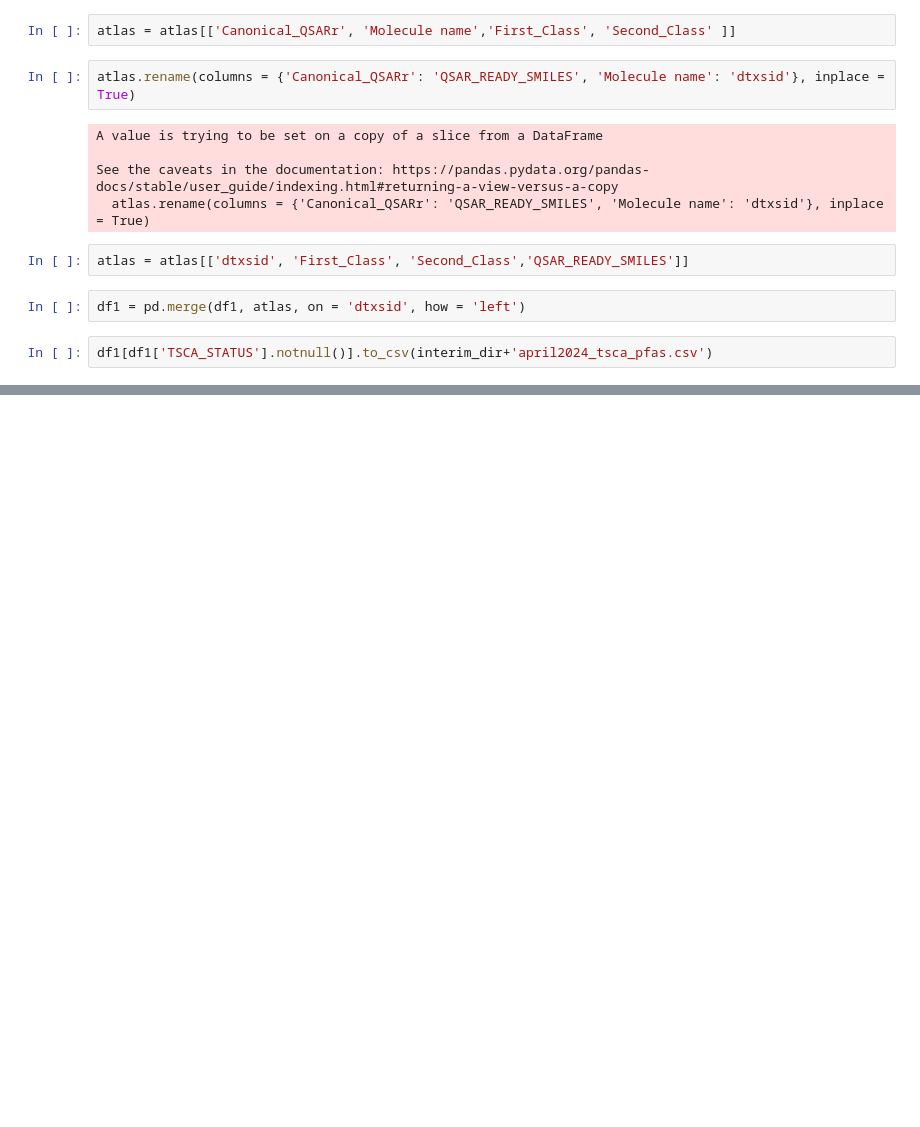
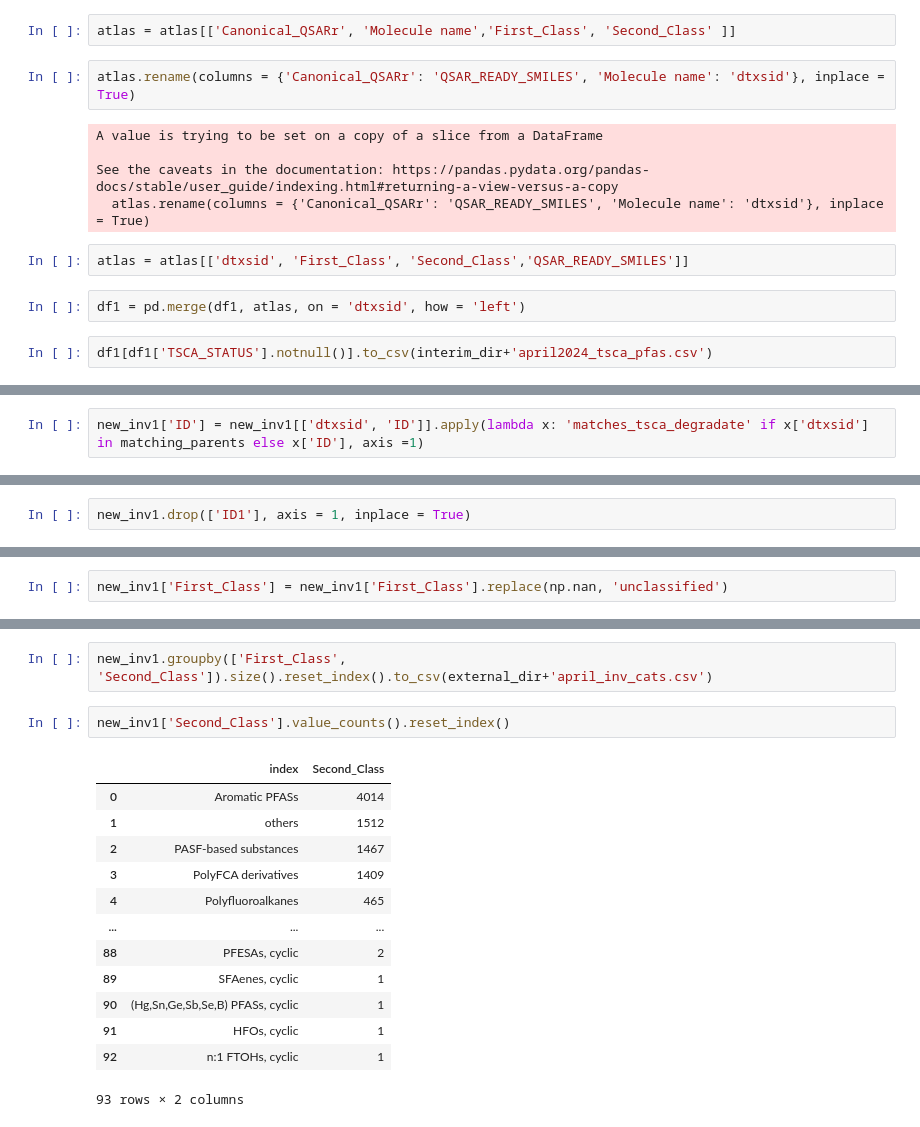
Before and after one commit to patlewig/nts_pfas, a Jupyter notebook: notebooks/00_preprocessing.ipynb, the cells around one changed output, grey strips where cells are left out. Saved outputs shown, nothing was run; the diff lists cells and outputs as text; blank space fills up the shorter version.

```diff
--- a/notebooks/00_preprocessing.ipynb
+++ b/notebooks/00_preprocessing.ipynb
@@ -134,0 +340,2 @@ df1[df1['TSCA_STATUS'].notnull()].to_csv(interim_dir+'april2024_tsca_pfas.csv')
+# %%
+new_inv1['ID'] = new_inv1[['dtxsid', 'ID']].apply(lambda x: 'matches_tsca_degradate' if x['dtxsid'] in matching_parents else x['ID'], axis =1)
@@ -134,0 +348,2 @@ df1[df1['TSCA_STATUS'].notnull()].to_csv(interim_dir+'april2024_tsca_pfas.csv')
+# %%
+new_inv1.drop(['ID1'], axis = 1, inplace = True)
@@ -134,0 +390,2 @@ df1[df1['TSCA_STATUS'].notnull()].to_csv(interim_dir+'april2024_tsca_pfas.csv')
+# %%
+new_inv1['First_Class'] = new_inv1['First_Class'].replace(np.nan, 'unclassified')
@@ -134,0 +441,18 @@ df1[df1['TSCA_STATUS'].notnull()].to_csv(interim_dir+'april2024_tsca_pfas.csv')
+# %%
+new_inv1.groupby(['First_Class', 'Second_Class']).size().reset_index().to_csv(external_dir+'april_inv_cats.csv')
+# %%
+new_inv1['Second_Class'].value_counts().reset_index()
+# %% [output]
+|  | index | Second_Class |
+| 0 | Aromatic PFASs | 4014 |
+| 1 | others | 1512 |
+| 2 | PASF-based substances | 1467 |
+| 3 | PolyFCA derivatives | 1409 |
+| 4 | Polyfluoroalkanes | 465 |
+| ... | ... | ... |
+| 88 | PFESAs, cyclic | 2 |
+| 89 | SFAenes, cyclic | 1 |
+| 90 | (Hg,Sn,Ge,Sb,Se,B) PFASs, cyclic | 1 |
+| 91 | HFOs, cyclic | 1 |
+| 92 | n:1 FTOHs, cyclic | 1 |
+93 rows × 2 columns
```
Also changed, not shown: parts of 47 cells of this notebook, 1 other file.
